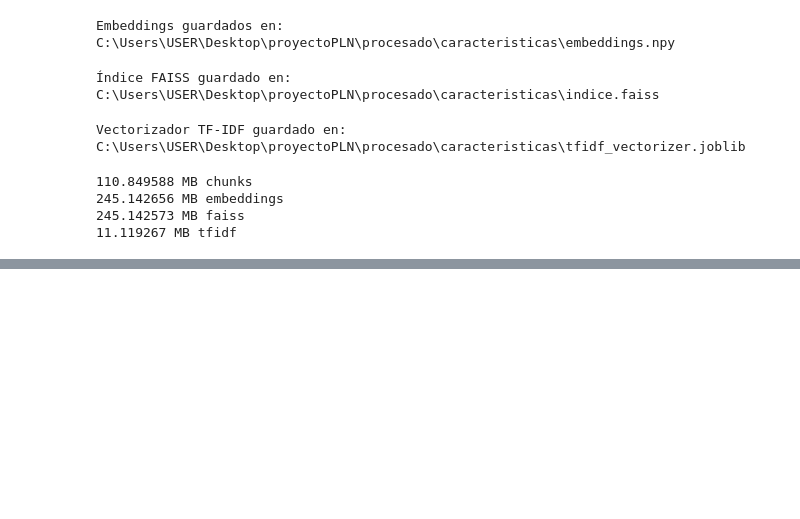
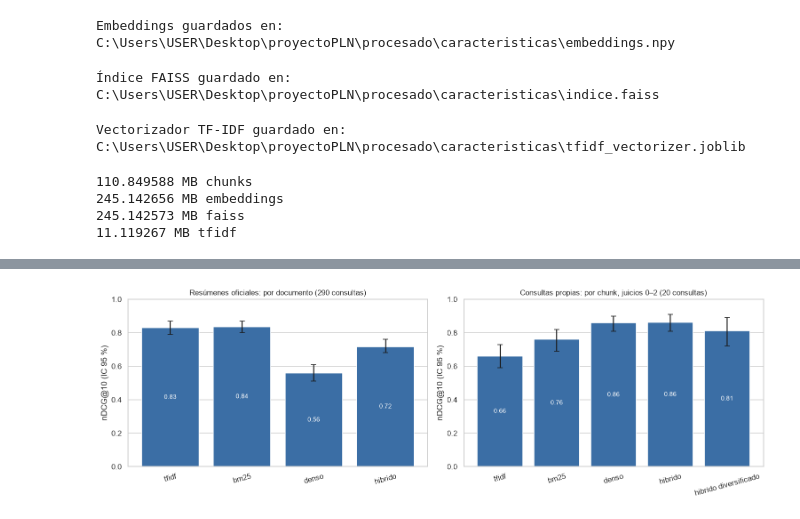
Before and after one commit to GiraldoB/RAG-CIDH, a Jupyter notebook: proyecto_(2).ipynb, the cells around one changed output, grey strips where cells are left out. Drawn from its saved outputs; the diff is of its cells as text; code cells hidden in the pictures; blank space fills up the shorter version.

```diff
--- a/proyecto_(2).ipynb
+++ b/proyecto_(2).ipynb
@@ -3244,0 +3411,8 @@ print(Path(OUT_DIR / "tfidf_vectorizer.joblib").stat().st_size / 1e6, "MB tfidf"
+# %%
+# ============================================================
+# 4.4 RESULTADOS: RESÚMENES OFICIALES (por documento)
+# ============================================================
+COLS_DOC = ["R@1", "R@10", "MRR@10", "nDCG@10"]
+eval_res = evaluar_resumenes(var_principal, "principal", METODOS)
+tabla_res = resumir(eval_res, ["metodo"], COLS_DOC)
+display(formatear(tabla_res, COLS_DOC))
@@ -3244,0 +3425,38 @@ print(Path(OUT_DIR / "tfidf_vectorizer.joblib").stat().st_size / 1e6, "MB tfidf"
+# %%
+# ============================================================
+# 4.5 RESULTADOS: CONSULTAS PROPIAS (por chunk, juicios 0–2)
+# ============================================================
+# P@10: fracción del top 10 con relevancia >= 1. "sin juzgar" debe ser ~0: el pool cubre los 5 sistemas.
+SISTEMAS_PROP = [("tfidf", "tfidf", False), ("bm25", "bm25", False), ("denso", "denso", False),
+                 ("hibrido", "hibrido", False), ("hibrido diversificado", "hibrido", True)]
+filas = []
+for q in consultas_prop.itertuples():
+    g = ganancia_prop[q.consulta_id]
+    for nombre, metodo, div in SISTEMAS_PROP:
+        res = buscar(q.consulta, metodo, k=10, diversificado=div)
+        ids = res["chunk_id"].tolist()
+        filas.append({"metodo": nombre, "consulta_id": q.consulta_id, **metricas(ids, g),
+                      "P@10": np.mean([g.get(i, 0) > 0 for i in ids]),
+                      "casos distintos": res["caso_id"].nunique(),
+                      "sin juzgar": np.mean([i not in g for i in ids])})
+eval_prop = pd.DataFrame(filas)
+COLS_PROP = ["nDCG@10", "P@10", "MRR@10"]
+tabla_prop = resumir(eval_prop, ["metodo"], COLS_PROP)
+display(formatear(tabla_prop, COLS_PROP).assign(
+    **{"casos distintos": eval_prop.groupby("metodo", sort=False)["casos distintos"].mean().round(1).values,
+       "sin juzgar": eval_prop.groupby("metodo", sort=False)["sin juzgar"].mean().round(3).values}))
+
+fig, ax = plt.subplots(1, 2, figsize=(14, 4.6))
+for a, (t, titulo) in zip(ax, [(tabla_res, f"Resúmenes oficiales: por documento ({len(consultas_res)} consultas)"),
+                               (tabla_prop, f"Consultas propias: por chunk, juicios 0–2 ({len(consultas_prop)} consultas)")]):
+    m = t["nDCG@10"].to_numpy()
+    lo, hi = np.array([x[0] for x in t["nDCG@10 IC"]]), np.array([x[1] for x in t["nDCG@10 IC"]])
+    barras = a.bar(t["metodo"], m, yerr=[m - lo, hi - m], capsize=4, color="#3b6ea5")
+    a.bar_label(barras, labels=[f"{v:.2f}" for v in m], label_type="center", color="white", fontsize=9)
+    a.set_ylim(0, 1)
+    a.grid(False, axis="x")
+    a.set_ylabel("nDCG@10 (IC 95 %)")
+    a.set_title(titulo, fontsize=11)
+    a.tick_params(axis="x", rotation=15)
+guardar_fig("fig11_evaluacion_metodos")
+# %% [output]
@@ -3244,0 +3469 @@ print(Path(OUT_DIR / "tfidf_vectorizer.joblib").stat().st_size / 1e6, "MB tfidf"
+[figure, added]
```
Also changed, not shown: parts of 10 cells of this notebook, 4 other files.
